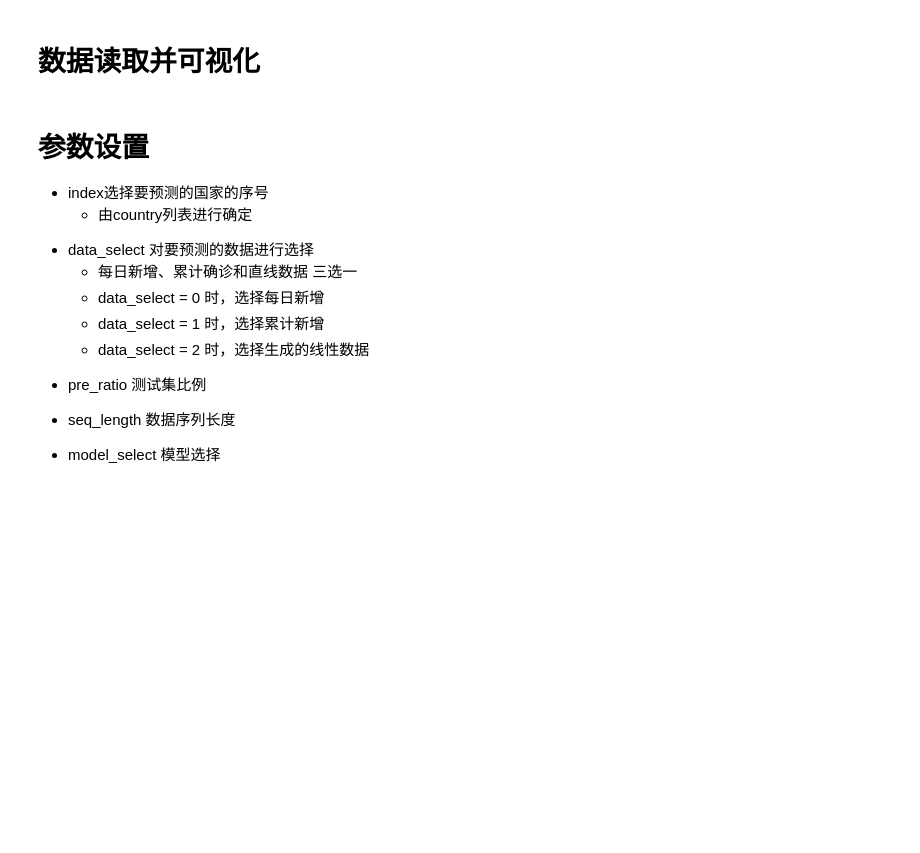
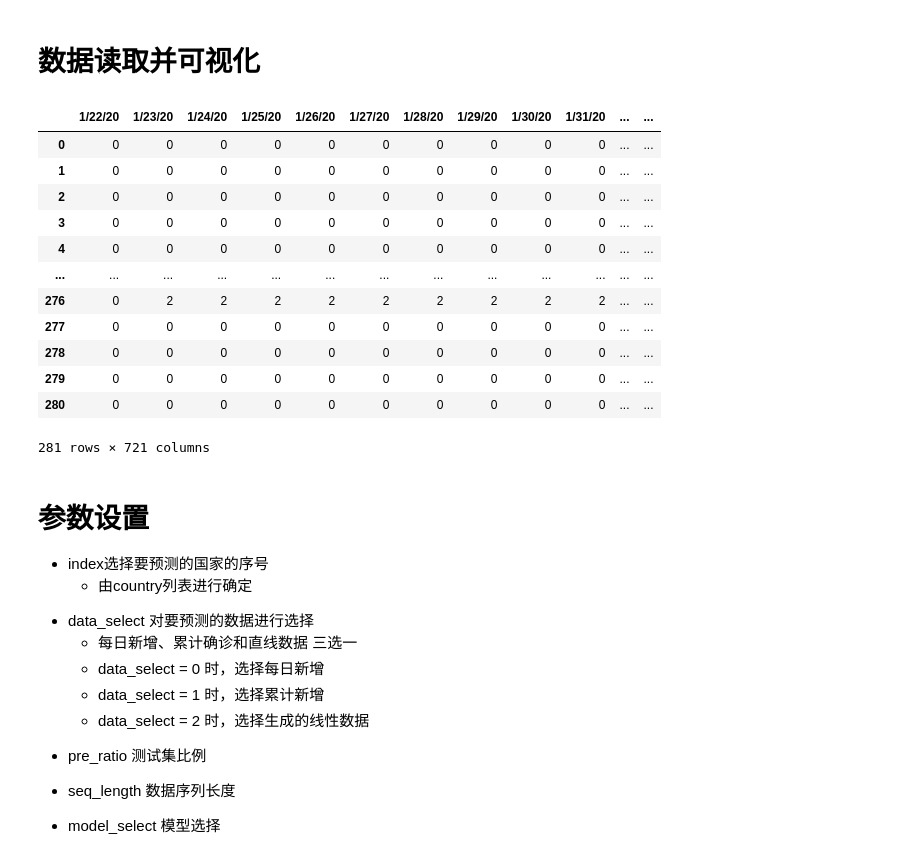
Before and after one commit to Carl-Rabbit/cs306-covid-19, a Jupyter notebook: src/train/LSTMNet-global.ipynb, the cells around one changed output. Drawn from its saved outputs; the diff is of its cells as text; code cells hidden in the pictures; blank space fills up the shorter version.

Commit message:
data update

```diff
--- a/src/train/LSTMNet-global.ipynb
+++ b/src/train/LSTMNet-global.ipynb
@@ -33,7 +33,7 @@ torch.manual_seed(RANDOM_SEED)
 
 # 数据读取并可视化
 # %%
-df = pd.read_csv('../data/covid-19-global.csv')
+df = pd.read_csv('../../data/covid-19-global.csv')
 data = df.iloc[:, 4:]
 state = df.iloc[:,0]
 country = df.iloc[:,1]
@@ -44,33 +44,49 @@ map_version = {}  #定义空字典
 for i in range(len(country)):
     name = country[i]   #国家名
     confirm = last_data[i]   #该国家疫情人数
     if name in map_version:
         map_version[name] = int(confirm)  + map_version[name]
     else:
         map_version[name] = int(confirm)  #将国家和人数以键值对的形式传入字典
 
 element = list(map_version.items())
 # from pyecharts.charts import Map,Geo
 # from pyecharts import options
 #
 # map = Map(options.InitOpts(bg_color="#87CEFA",page_title='世界疫情分布')).\
 #     add(series_name="世界疫情分布图",  #名称
 #         data_pair=element,   #传入数据
 #         is_map_symbol_show=False,  #不显示标记
 #         maptype='world',   #地图类型
 #         )
 # #设置全局配置项
 # map.set_global_opts(visualmap_opts=options.VisualMapOpts(max_=500000000,is_piecewise=True,pieces=[
 #                  {"min": 50000000},
 #                  {"min": 10000000, "max": 49999999},
 #                  {"min": 1000000, "max": 9999999},
 #                  {"min": 100000, "max": 999999},
 #                  {"min": 10000, "max": 99999},
 #                  {"max": 9999},]))
 # #设置系列配置项
 # map.set_series_opts(label_opts=options.LabelOpts(is_show=False))  #不显示国家名
 # map.render('map.html')  #命名并保存
 # print(country)
+
+data
+# %% [output]
+|  | 1/22/20 | 1/23/20 | 1/24/20 | 1/25/20 | 1/26/20 | 1/27/20 | 1/28/20 | 1/29/20 | 1/30/20 | 1/31/20 | ... | ... |
+| 0 | 0 | 0 | 0 | 0 | 0 | 0 | 0 | 0 | 0 | 0 | ... | ... |
+| 1 | 0 | 0 | 0 | 0 | 0 | 0 | 0 | 0 | 0 | 0 | ... | ... |
+| 2 | 0 | 0 | 0 | 0 | 0 | 0 | 0 | 0 | 0 | 0 | ... | ... |
+| 3 | 0 | 0 | 0 | 0 | 0 | 0 | 0 | 0 | 0 | 0 | ... | ... |
+| 4 | 0 | 0 | 0 | 0 | 0 | 0 | 0 | 0 | 0 | 0 | ... | ... |
+| ... | ... | ... | ... | ... | ... | ... | ... | ... | ... | ... | ... | ... |
+| 276 | 0 | 2 | 2 | 2 | 2 | 2 | 2 | 2 | 2 | 2 | ... | ... |
+| 277 | 0 | 0 | 0 | 0 | 0 | 0 | 0 | 0 | 0 | 0 | ... | ... |
+| 278 | 0 | 0 | 0 | 0 | 0 | 0 | 0 | 0 | 0 | 0 | ... | ... |
+| 279 | 0 | 0 | 0 | 0 | 0 | 0 | 0 | 0 | 0 | 0 | ... | ... |
+| 280 | 0 | 0 | 0 | 0 | 0 | 0 | 0 | 0 | 0 | 0 | ... | ... |
+281 rows × 721 columns
 # %% [markdown]
 # 参数设置
 - index选择要预测的国家的序号
```
Also changed, not shown: parts of 1 cell of this notebook, 6 other files.
